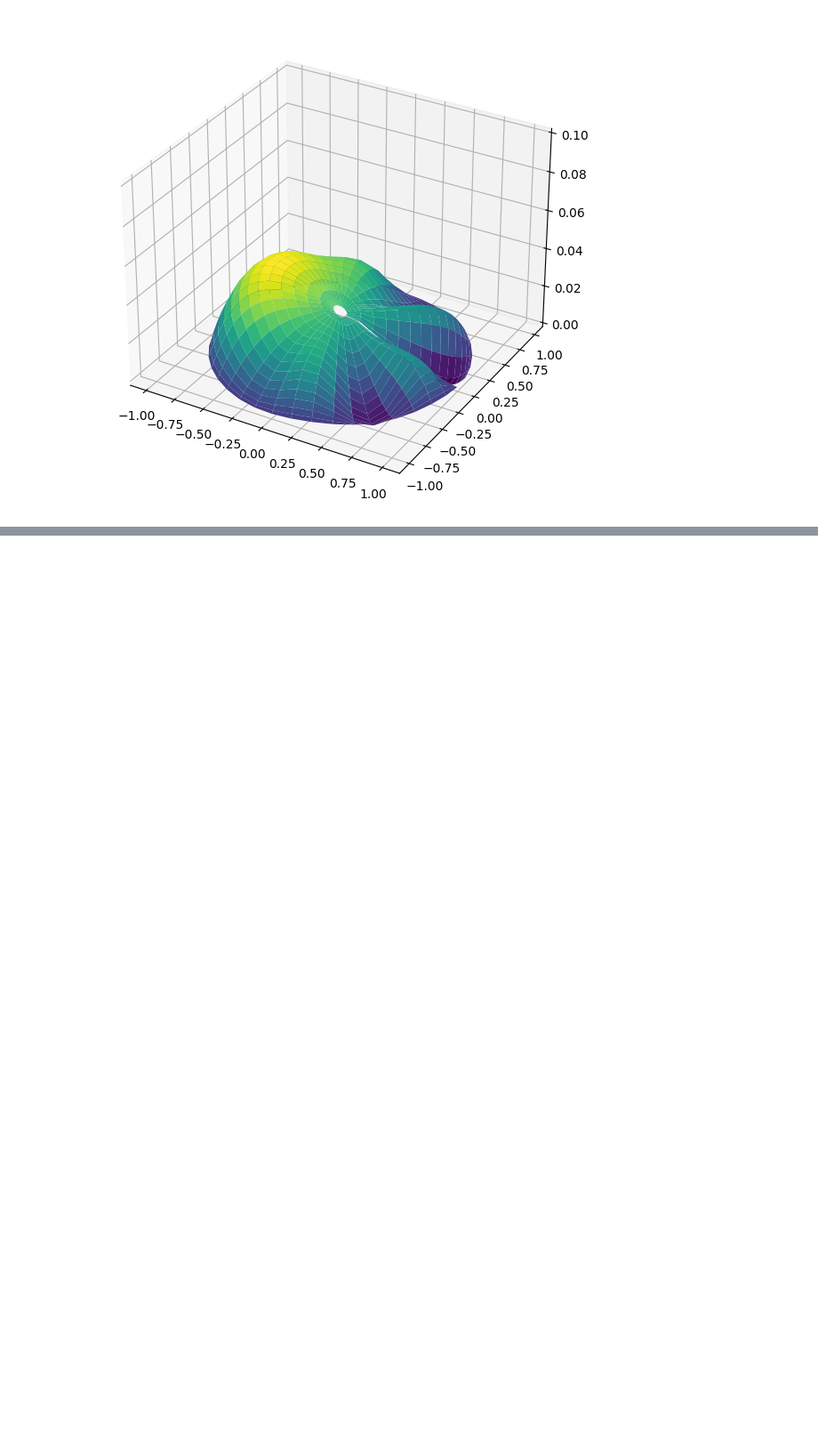
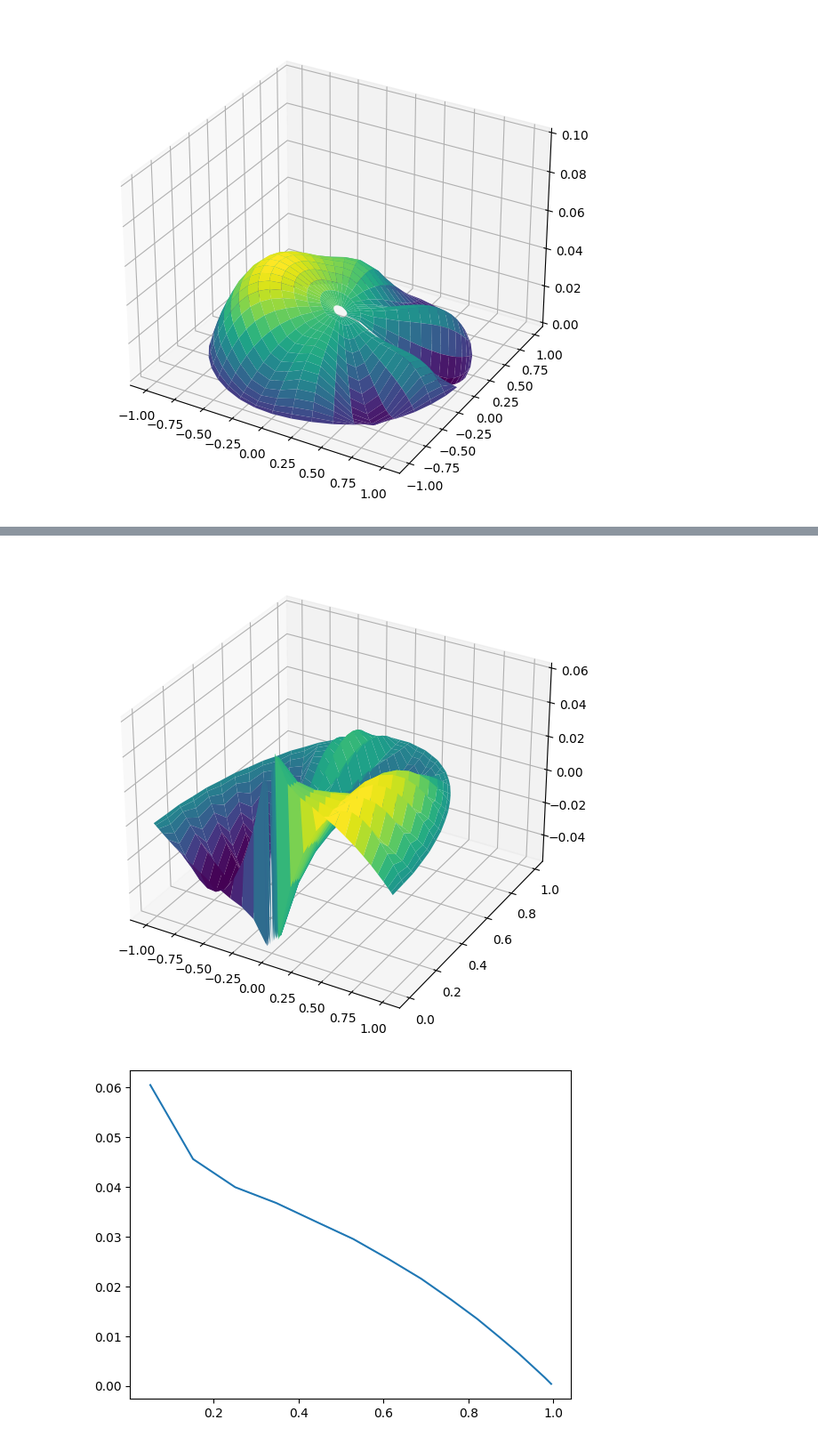
Before and after one commit to KsymenaPoradzisz/General_Relativity, a Jupyter notebook: test.ipynb, the cells around one changed output, grey strips where cells are left out. Shown at 89% size. Cells and saved outputs as stored; diff of their text form; code cells hidden in the pictures; blank space fills up the shorter version.

Commit message:
Add Laplacian operator

```diff
--- a/test.ipynb
+++ b/test.ipynb
@@ -118,3 +127,24 @@ Plotting.CartesianPlotter2D().plot(x, y, sol)
 Lattice size:  60
 Size after boundary conditions:  3364
 [figure]
+# %%
+# dimensions and double chebyshev grids
+NR, NTheta = 32, 40
+r = Ch.Grid(NR, mode='cheb').grid[1:NR//2]
+t = Ch.Grid(NTheta, mode="cheb").grid
+
+# set up equation op.sol = source
+operator = Div.Laplacian(Ch.Grid(NR), Ch.Grid(NTheta, mode="cheb") , mode="spherical").matrix
+source = np.kron(-1*r*r, np.sin(t/2)**4) + np.kron(np.ones(len(r)), np.sin(6*t) * np.cos(t/2)**2)
+sol = np.linalg.solve(operator, source)
+
+# plot mesh
+Plotting.PolarPlotter().plot(r, t, sol)
+
+# plot slice
+y = sol.reshape((operator.shape[0]//NTheta, NTheta))[:, 0]
+plt.plot(r, y)
+plt.show()
+# %% [output]
+[figure, added]
+[figure, added]
```
Also changed, not shown: parts of 2 cells of this notebook, 5 other files.
